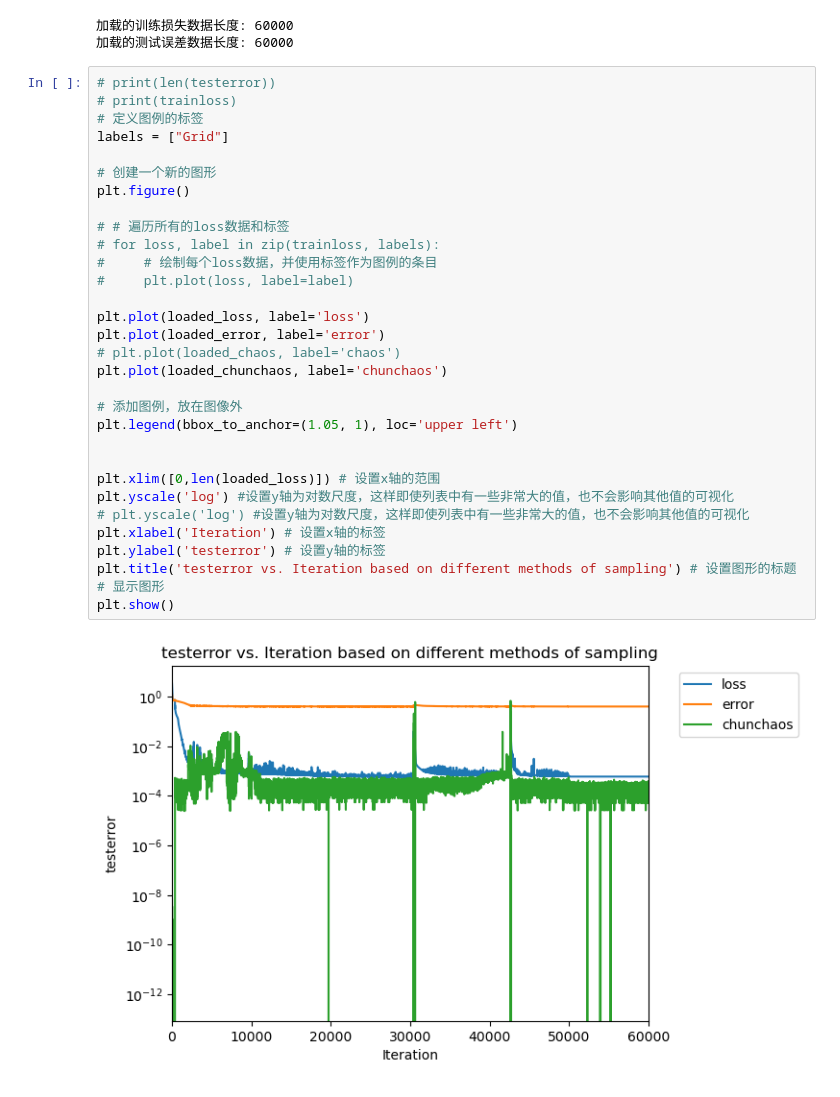
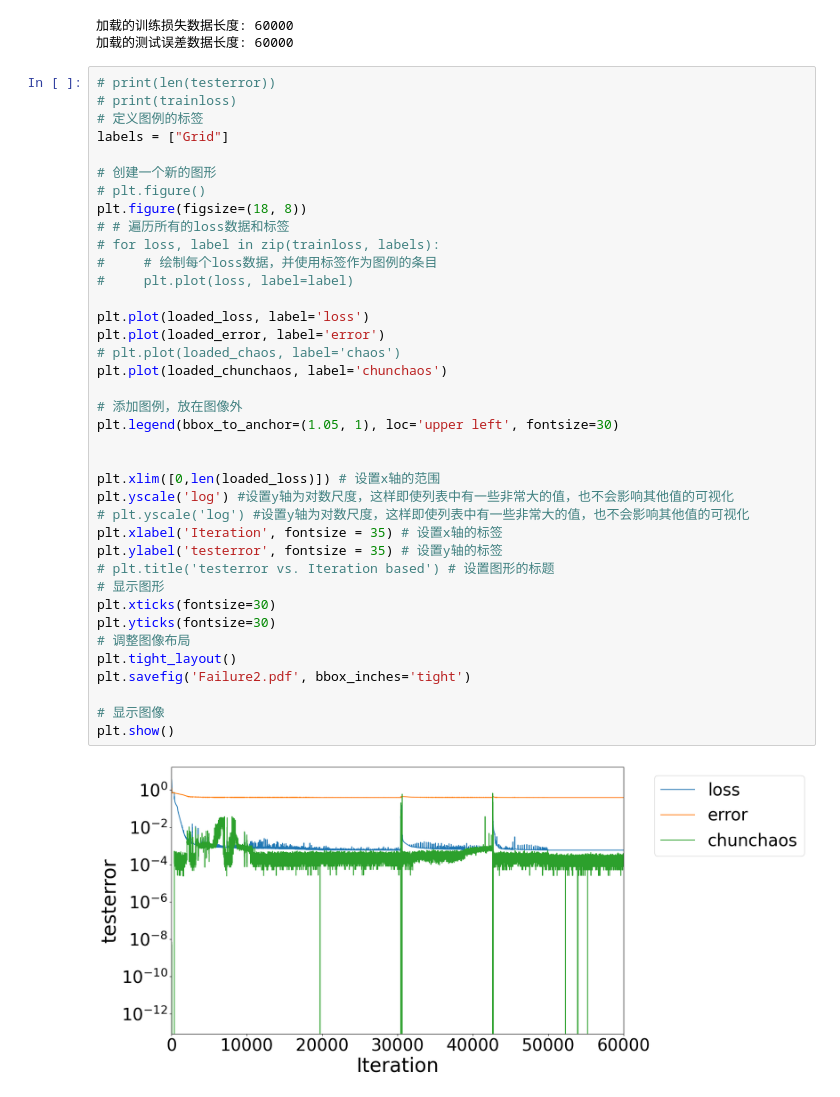
Before and after one commit to chenyuli12345/pinnsformer, a Jupyter notebook: demo/Allen-Cahn Equation/active learning/mlpchaos.ipynb, the cells around one changed output. Saved outputs shown, nothing was run; the diff lists cells and outputs as text.

```diff
--- a/demo/Allen-Cahn Equation/active learning/mlpchaos.ipynb
+++ b/demo/Allen-Cahn Equation/active learning/mlpchaos.ipynb
@@ -729,33 +729,40 @@ print("加载的测试误差数据长度:", len(loaded_error))
 # %%
 # print(len(testerror))
 # print(trainloss)
 # 定义图例的标签
 labels = ["Grid"]
 
 # 创建一个新的图形
-plt.figure()
-
+# plt.figure()
+plt.figure(figsize=(18, 8))
 # # 遍历所有的loss数据和标签
 # for loss, label in zip(trainloss, labels):
 #     # 绘制每个loss数据，并使用标签作为图例的条目
 #     plt.plot(loss, label=label)
 
 plt.plot(loaded_loss, label='loss')
 plt.plot(loaded_error, label='error')
 # plt.plot(loaded_chaos, label='chaos')
 plt.plot(loaded_chunchaos, label='chunchaos')
 
 # 添加图例，放在图像外
-plt.legend(bbox_to_anchor=(1.05, 1), loc='upper left')
+plt.legend(bbox_to_anchor=(1.05, 1), loc='upper left', fontsize=30)
 
 
 plt.xlim([0,len(loaded_loss)]) # 设置x轴的范围
 plt.yscale('log') #设置y轴为对数尺度，这样即使列表中有一些非常大的值，也不会影响其他值的可视化
 # plt.yscale('log') #设置y轴为对数尺度，这样即使列表中有一些非常大的值，也不会影响其他值的可视化
-plt.xlabel('Iteration') # 设置x轴的标签
-plt.ylabel('testerror') # 设置y轴的标签
-plt.title('testerror vs. Iteration based on different methods of sampling') # 设置图形的标题
+plt.xlabel('Iteration', fontsize = 35) # 设置x轴的标签
+plt.ylabel('testerror', fontsize = 35) # 设置y轴的标签
+# plt.title('testerror vs. Iteration based') # 设置图形的标题
 # 显示图形
+plt.xticks(fontsize=30)
+plt.yticks(fontsize=30)
+# 调整图像布局
+plt.tight_layout()
+plt.savefig('Failure2.pdf', bbox_inches='tight')
+
+# 显示图像
 plt.show()
 # %% [output]
-[figure, old version]
+[figure, new version]
```
Also changed, not shown: 4 other files.
